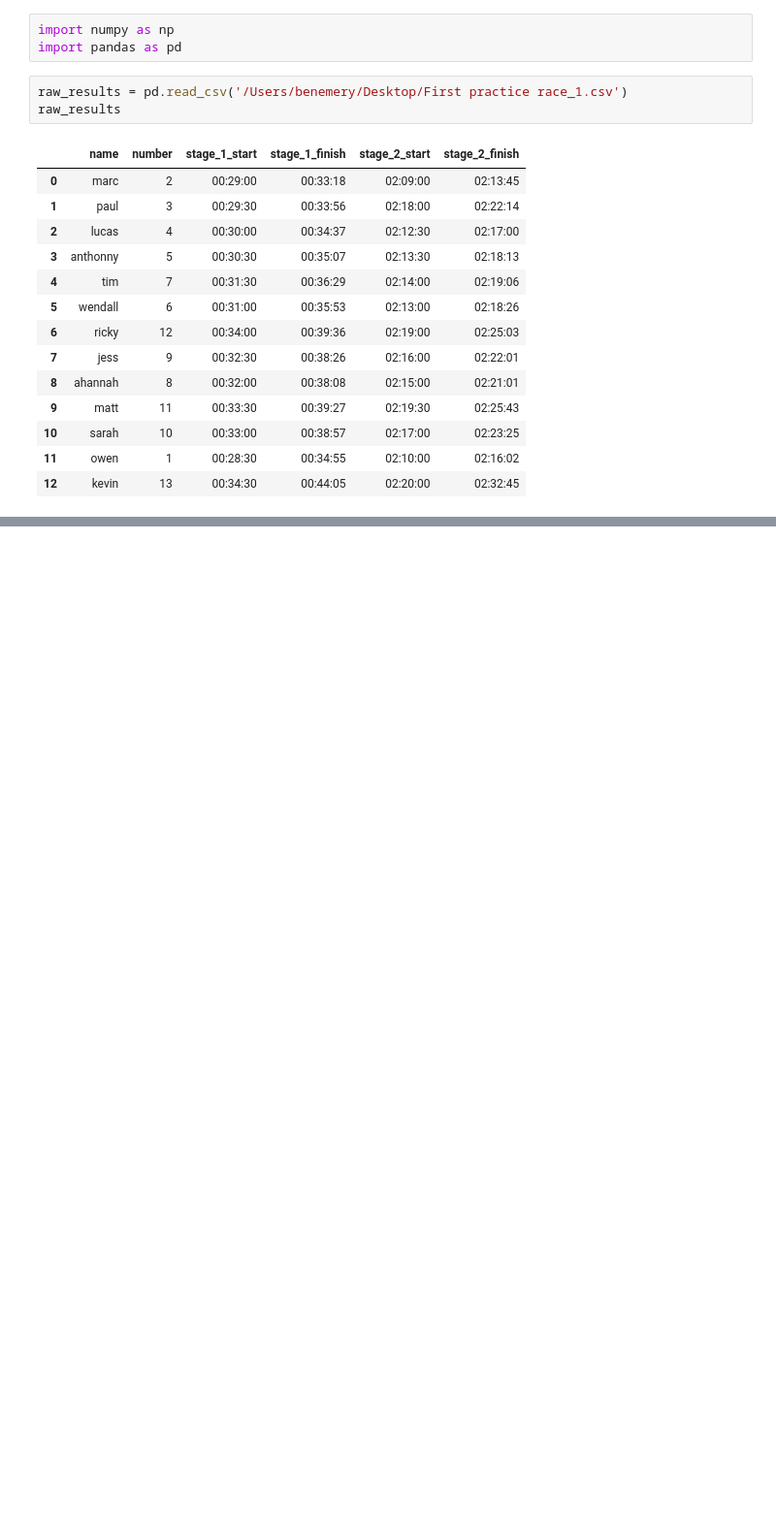
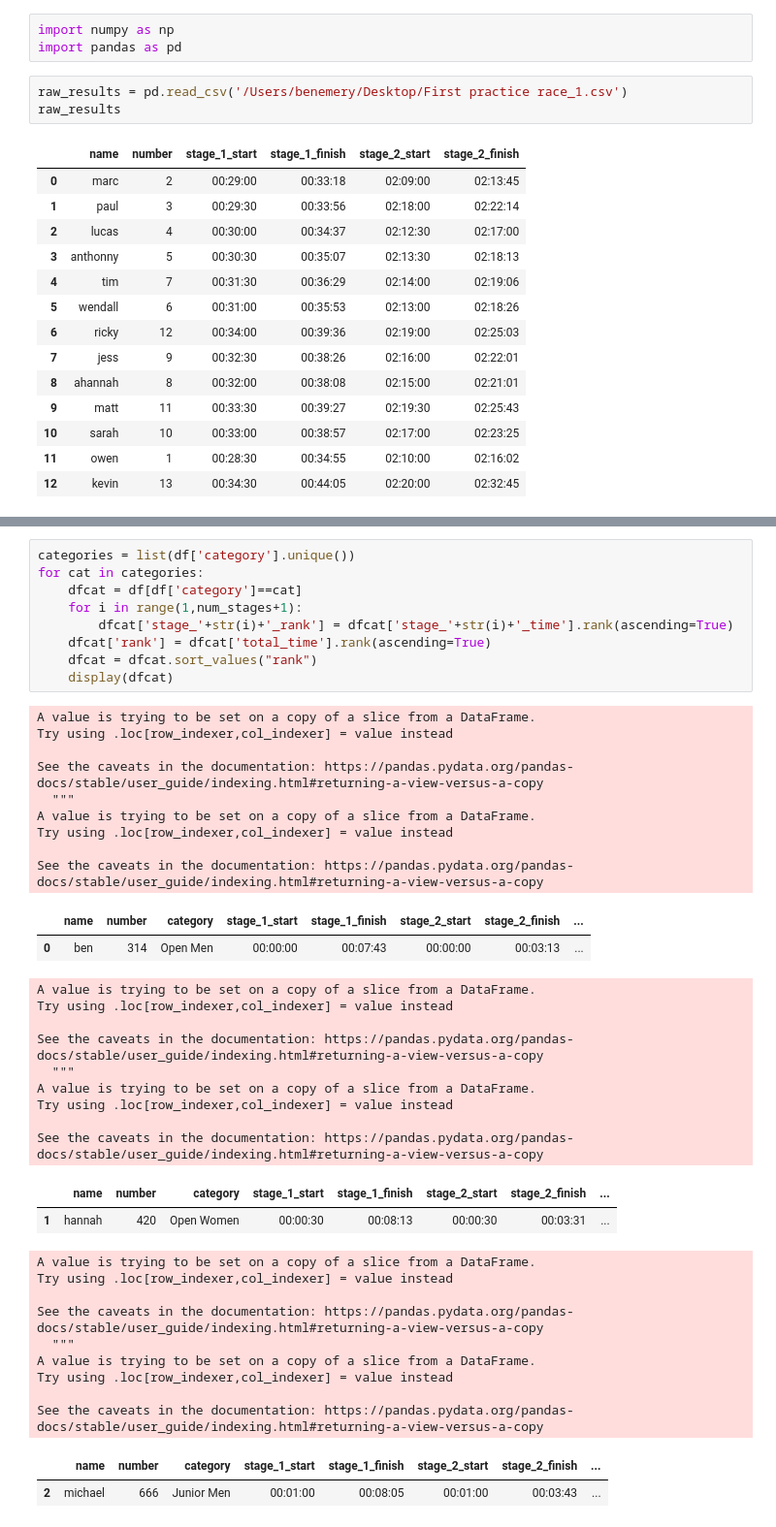
Before and after one commit to dbemerydt/abq_enduro, a Jupyter notebook: compute_results.ipynb, the cells around one changed output, grey strips where cells are left out. Shown: that part at 97% size. Saved outputs shown, nothing was run; the diff lists cells and outputs as text; blank space fills up the shorter version.

```diff
--- a/compute_results.ipynb
+++ b/compute_results.ipynb
@@ -79,0 +73,43 @@ df
+# %%
+categories = list(df['category'].unique())
+for cat in categories:
+    dfcat = df[df['category']==cat]
+    for i in range(1,num_stages+1):
+        dfcat['stage_'+str(i)+'_rank'] = dfcat['stage_'+str(i)+'_time'].rank(ascending=True)
+    dfcat['rank'] = dfcat['total_time'].rank(ascending=True)
+    dfcat = dfcat.sort_values("rank")
+    display(dfcat)
+# %% [output]
+A value is trying to be set on a copy of a slice from a DataFrame.
+Try using .loc[row_indexer,col_indexer] = value instead
+
+See the caveats in the documentation: https://pandas.pydata.org/pandas-docs/stable/user_guide/indexing.html#returning-a-view-versus-a-copy
+  """
+A value is trying to be set on a copy of a slice from a DataFrame.
+Try using .loc[row_indexer,col_indexer] = value instead
+
+See the caveats in the documentation: https://pandas.pydata.org/pandas-docs/stable/user_guide/indexing.html#returning-a-view-versus-a-copy
+|  | name | number | category | stage_1_start | stage_1_finish | stage_2_start | stage_2_finish | ... |
+| 0 | ben | 314 | Open Men | 00:00:00 | 00:07:43 | 00:00:00 | 00:03:13 | ... |
+A value is trying to be set on a copy of a slice from a DataFrame.
+Try using .loc[row_indexer,col_indexer] = value instead
+
+See the caveats in the documentation: https://pandas.pydata.org/pandas-docs/stable/user_guide/indexing.html#returning-a-view-versus-a-copy
+  """
+A value is trying to be set on a copy of a slice from a DataFrame.
+Try using .loc[row_indexer,col_indexer] = value instead
+
+See the caveats in the documentation: https://pandas.pydata.org/pandas-docs/stable/user_guide/indexing.html#returning-a-view-versus-a-copy
+|  | name | number | category | stage_1_start | stage_1_finish | stage_2_start | stage_2_finish | ... |
+| 1 | hannah | 420 | Open Women | 00:00:30 | 00:08:13 | 00:00:30 | 00:03:31 | ... |
+A value is trying to be set on a copy of a slice from a DataFrame.
+Try using .loc[row_indexer,col_indexer] = value instead
+
+See the caveats in the documentation: https://pandas.pydata.org/pandas-docs/stable/user_guide/indexing.html#returning-a-view-versus-a-copy
+  """
+A value is trying to be set on a copy of a slice from a DataFrame.
+Try using .loc[row_indexer,col_indexer] = value instead
+
+See the caveats in the documentation: https://pandas.pydata.org/pandas-docs/stable/user_guide/indexing.html#returning-a-view-versus-a-copy
+|  | name | number | category | stage_1_start | stage_1_finish | stage_2_start | stage_2_finish | ... |
+| 2 | michael | 666 | Junior Men | 00:01:00 | 00:08:05 | 00:01:00 | 00:03:43 | ... |
```
Also changed, not shown: parts of 7 cells of this notebook, 11 other files.
